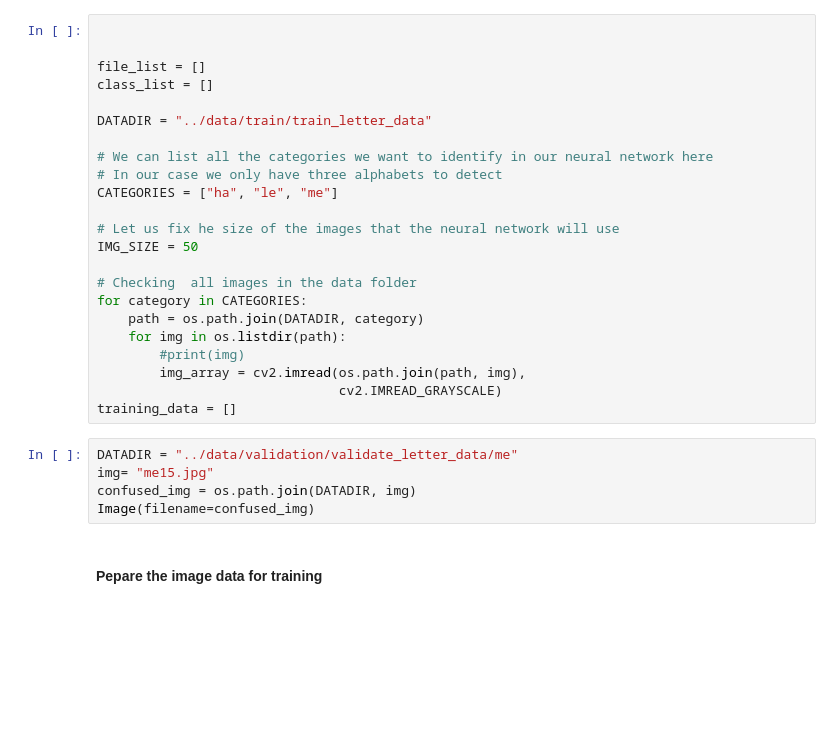
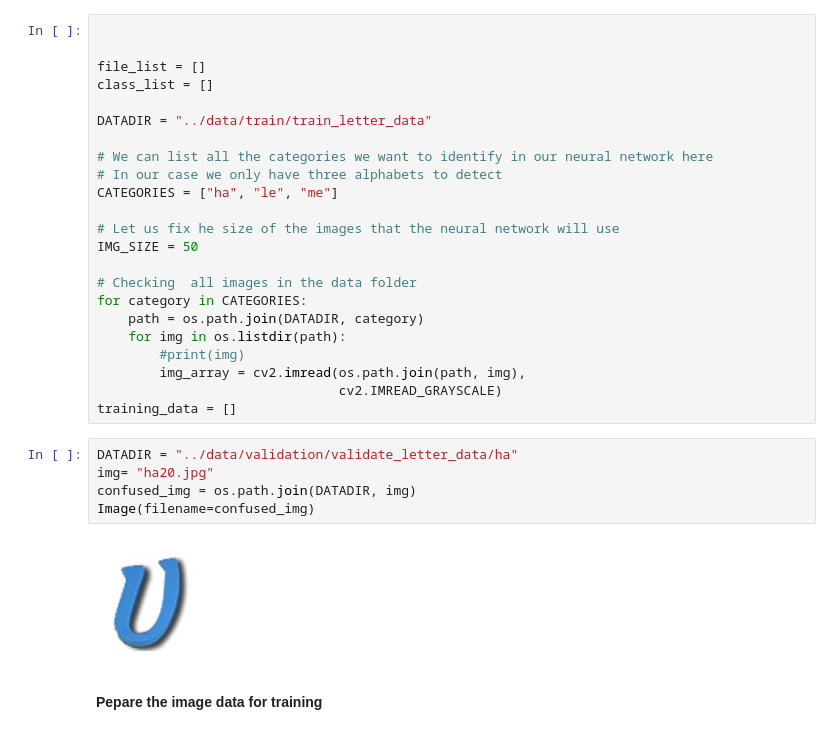
Before and after one commit to ermiaswalelgne/CNN_based_Amharic_alphabet_classifier, a Jupyter notebook: model/amharic_alphabet_classifier.ipynb, the cells around one changed output. Cells and saved outputs as stored; diff of their text form; blank space fills up the shorter version.

```diff
--- a/model/amharic_alphabet_classifier.ipynb
+++ b/model/amharic_alphabet_classifier.ipynb
@@ -43,10 +44,12 @@ for category in CATEGORIES:
                                cv2.IMREAD_GRAYSCALE)
 training_data = []
 # %%
-DATADIR = "../data/validation/validate_letter_data/me"
-img= "me15.jpg"
+DATADIR = "../data/validation/validate_letter_data/ha"
+img= "ha20.jpg"
 confused_img = os.path.join(DATADIR, img)
 Image(filename=confused_img)
+# %% [output]
+[figure, added]
 # %% [markdown]
 #### Pepare the image data for training
 # %%
```
Also changed, not shown: parts of 1 cell of this notebook.
